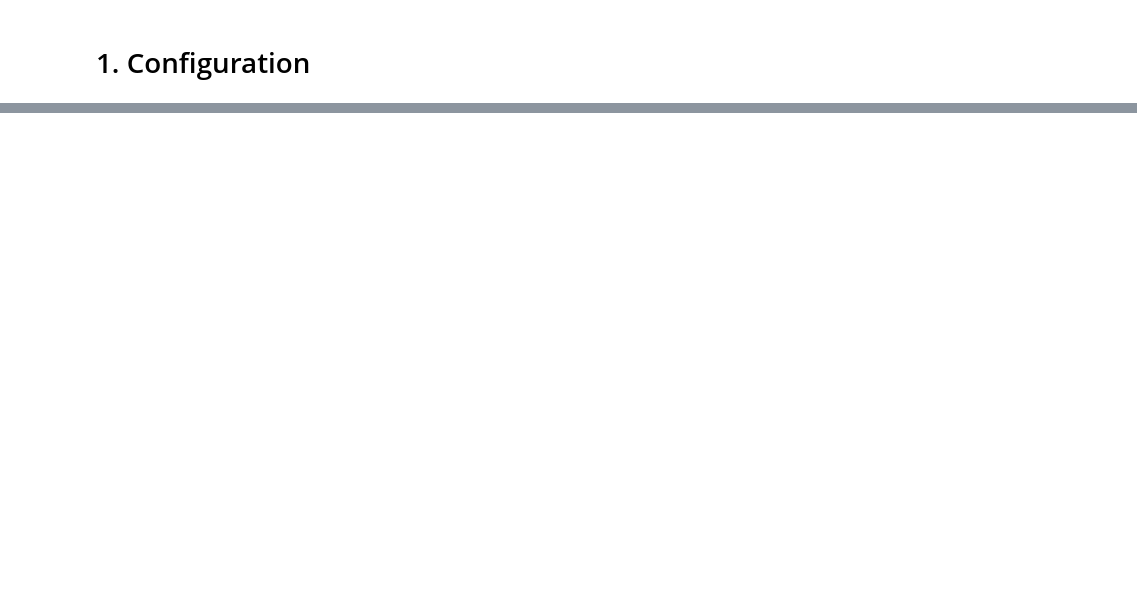
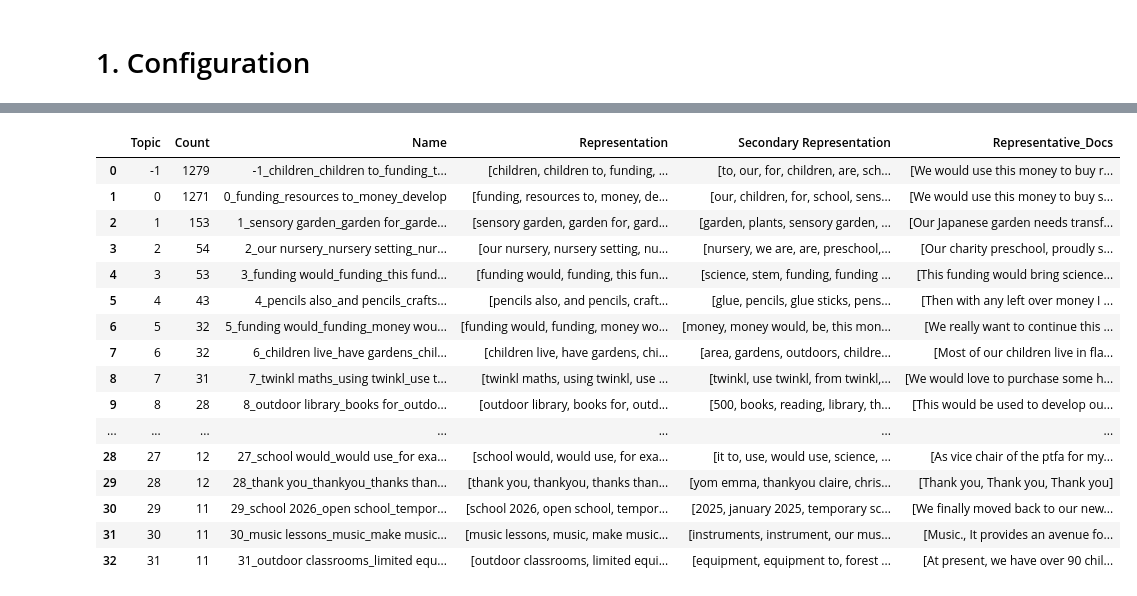
Before and after one commit to lynn-twinkl/grant-applications-app, a Jupyter notebook: notebooks/app_pipeline.ipynb, the cells around one changed output, grey strips where cells are left out. Saved outputs shown, nothing was run; the diff lists cells and outputs as text; code cells hidden in the pictures; blank space fills up the shorter version.

```diff
--- a/notebooks/app_pipeline.ipynb
+++ b/notebooks/app_pipeline.ipynb
@@ -77,0 +184,3 @@ df.head(3)
+# %%
+pd.set_option('display.max_rows', None)
+topic_model.get_topic_info()
@@ -77,0 +209,29 @@ df.head(3)
+# %%
+representation_model = {
+    "Main": KeyBERTInspired(),
+    "Secondary Representation": MaximalMarginalRelevance(diversity=0.3),
+}
+
+vectorizer_model = CountVectorizer(ngram_range=(1,2))
+
+topic_model.update_topics(sentences, representation_model=representation_model, vectorizer_model=vectorizer_model)
+# %%
+topic_model.get_topic_info()
+# %% [output]
+|  | Topic | Count | Name | Representation | Secondary Representation | Representative_Docs |
+| 0 | -1 | 1279 | -1_children_children to_funding_t... | [children, children to, funding, ... | [to, our, for, children, are, sch... | [We would use this money to buy r... |
+| 1 | 0 | 1271 | 0_funding_resources to_money_develop | [funding, resources to, money, de... | [our, children, for, school, sens... | [We would use this money to buy s... |
+| 2 | 1 | 153 | 1_sensory garden_garden for_garde... | [sensory garden, garden for, gard... | [garden, plants, sensory garden, ... | [Our Japanese garden needs transf... |
+| 3 | 2 | 54 | 2_our nursery_nursery setting_nur... | [our nursery, nursery setting, nu... | [nursery, we are, are, preschool,... | [Our charity preschool, proudly s... |
+| 4 | 3 | 53 | 3_funding would_funding_this fund... | [funding would, funding, this fun... | [science, stem, funding, funding ... | [This funding would bring science... |
+| 5 | 4 | 43 | 4_pencils also_and pencils_crafts... | [pencils also, and pencils, craft... | [glue, pencils, glue sticks, pens... | [Then with any left over money I ... |
+| 6 | 5 | 32 | 5_funding would_funding_money wou... | [funding would, funding, money wo... | [money, money would, be, this mon... | [We really want to continue this ... |
+| 7 | 6 | 32 | 6_children live_have gardens_chil... | [children live, have gardens, chi... | [area, gardens, outdoors, childre... | [Most of our children live in fla... |
+| 8 | 7 | 31 | 7_twinkl maths_using twinkl_use t... | [twinkl maths, using twinkl, use ... | [twinkl, use twinkl, from twinkl,... | [We would love to purchase some h... |
+| 9 | 8 | 28 | 8_outdoor library_books for_outdo... | [outdoor library, books for, outd... | [500, books, reading, library, th... | [This would be used to develop ou... |
+| ... | ... | ... | ... | ... | ... | ... |
+| 28 | 27 | 12 | 27_school would_would use_for exa... | [school would, would use, for exa... | [it to, use, would use, science, ... | [As vice chair of the ptfa for my... |
+| 29 | 28 | 12 | 28_thank you_thankyou_thanks than... | [thank you, thankyou, thanks than... | [yom emma, thankyou claire, chris... | [Thank you, Thank you, Thank you] |
+| 30 | 29 | 11 | 29_school 2026_open school_tempor... | [school 2026, open school, tempor... | [2025, january 2025, temporary sc... | [We finally moved back to our new... |
+| 31 | 30 | 11 | 30_music lessons_music_make music... | [music lessons, music, make music... | [instruments, instrument, our mus... | [Music., It provides an avenue fo... |
+| 32 | 31 | 11 | 31_outdoor classrooms_limited equ... | [outdoor classrooms, limited equi... | [equipment, equipment to, forest ... | [At present, we have over 90 chil... |
```
Also changed, not shown: parts of 18 cells of this notebook.
